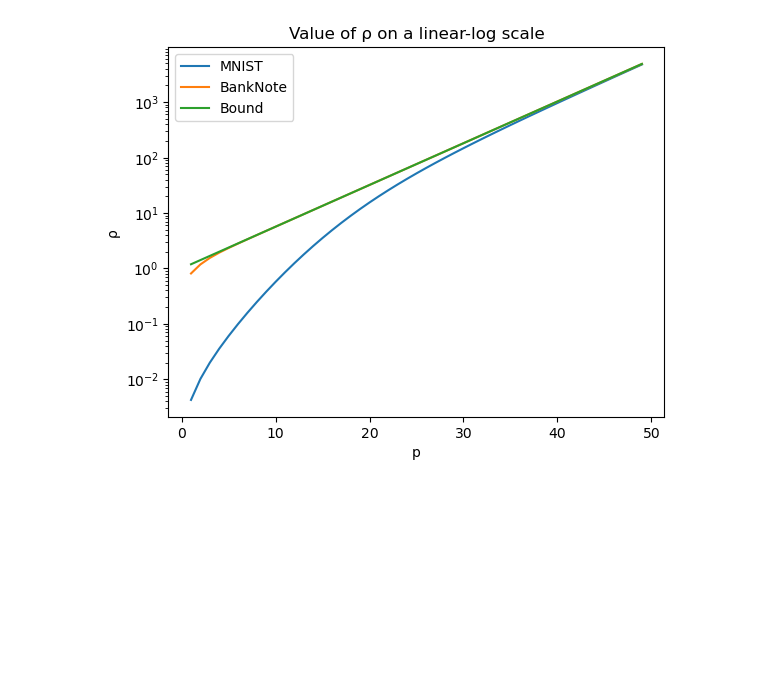
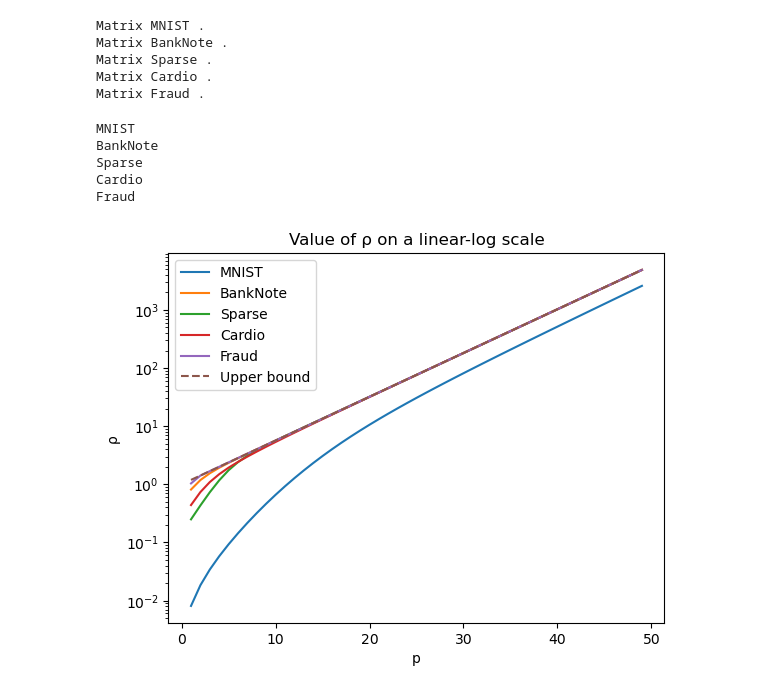
Before and after one commit to Scinawa/SpectralSums, a Jupyter notebook: plots.ipynb, the cells around one changed output. Saved outputs shown, nothing was run; the diff lists cells and outputs as text; code cells hidden in the pictures; blank space fills up the shorter version.

```diff
--- a/plots.ipynb
+++ b/plots.ipynb
@@ -23,7 +32,4 @@ def loadMNIST( prefix, folder ):
 # %%
-
-rho_values['MNIST'] = [loadMNIST( "train", "/Users/scinawa/workspace/Schatten-p-plot/Schatten-p-plot" )]
+dictionary_matrices['MNIST'] = [loadMNIST( "train", "/Users/scinawa/workspace/Schatten-p-plot/Schatten-p-plot" )]
 # %%
-
-
-rho_values['BankNote'] = [pd.read_csv("bank_note_data.csv", header = 0, sep = ",").to_numpy()]
+dictionary_matrices['BankNote'] = [pd.read_csv("bank_note_data.csv", header = 0, sep = ",").to_numpy()]
@@ -60,0 +55,10 @@ Matrix BankNote
+# %%
+def compute_rho_value(s,p, normz):
+    """ frac{(\sqrt{2}\|A\|)^{p/2}}{\|A\|_p^{p/2}}"""
+
+    #print(p, normz, end=" ")
+    #print(s)
+    #print(( np.sqrt(2) * normz) ** (p / 2)    / np.sqrt(  np.sum(np.power(np.abs(s), p ) )  ))
+    #print("diocan", np.sum([sv**p for sv in s]  ) )
+    #return   (  np.sqrt(2)*normz /  np.sum([sv**p for sv in s]  ))   ** (p/2)
+    return ( np.sqrt(2) * normz) ** (p / 2)    / np.sqrt(  np.sum(np.power(np.abs(s), p ) )  )
@@ -61,18 +70,47 @@ Matrix BankNote
+# %%
+
+for matelm in dictionary_matrices:
+    print("Matrix", matelm, end=" ")
+
+    _, s, _ = np.linalg.svd(dictionary_matrices[matelm][0][:15000])
+
+    # if we want to normalize the singular values
+    s = s/np.max(s)
+    # print(s)
+
+
+    data_structure_values[matelm] = [compute_rho_value(s, p, np.max(s)) for p in p_values]
+
+    print(".")
+# %% [output]
+Matrix MNIST .
+Matrix BankNote .
+Matrix Sparse .
+Matrix Cardio .
+Matrix Fraud .
 # %%
+# Plot the values of ρ on a linear-log scale
 
-# Plot the values of ρ on a linear-log scale
-for matelm in rho_values:
-    #print(rho[0])
-    plt.plot(p_values, rho_values[matelm][1], label=matelm)
+for matelm in dictionary_matrices:
+    print(matelm)
+    plt.plot(p_values, data_structure_values[matelm], label=matelm)
 
-plt.plot(p_values, [np.sqrt(2)**(p/2) for p in p_values], label='Upper bound')
+plt.plot(p_values, [np.sqrt(2)**(p/2) for p in p_values], '--', label='Upper bound')
+
+
 
 plt.xlabel('p')
 plt.ylabel('ρ')
 plt.xscale('linear')
 plt.legend()
+
 plt.yscale('log')
 plt.title('Value of ρ on a linear-log scale')
 plt.show()
 # %% [output]
+MNIST
+BankNote
+Sparse
+Cardio
+Fraud
-[figure, old version]
+[figure, new version]
```
Also changed, not shown: parts of 8 cells of this notebook.
